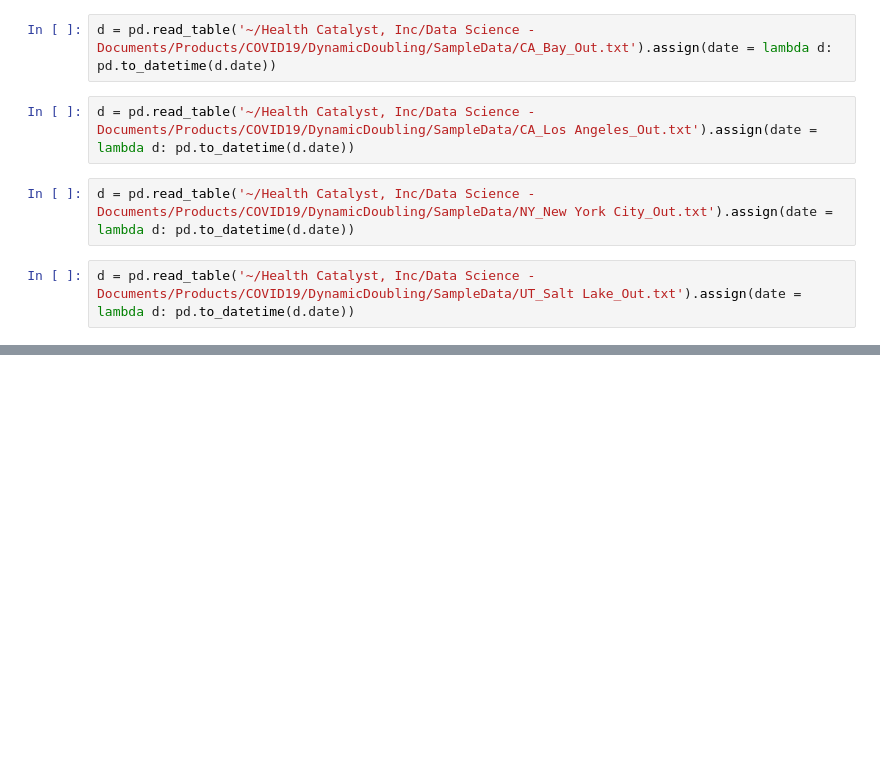
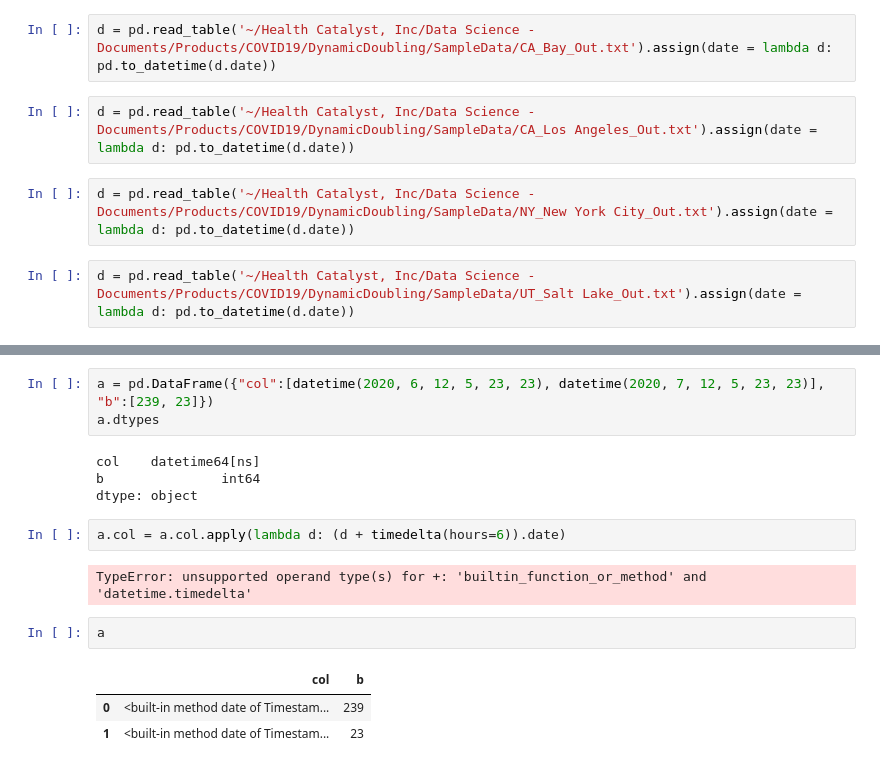
Before and after one commit to mmastand/chime, a Jupyter notebook: Plots.ipynb, the cells around one changed output, grey strips where cells are left out. Drawn from its saved outputs; the diff is of its cells as text; blank space fills up the shorter version.

```diff
--- a/Plots.ipynb
+++ b/Plots.ipynb
@@ -35,0 +58,17 @@ c
+# %%
+a = pd.DataFrame({"col":[datetime(2020, 6, 12, 5, 23, 23), datetime(2020, 7, 12, 5, 23, 23)], "b":[239, 23]})
+a.dtypes
+# %% [output]
+col    datetime64[ns]
+b               int64
+dtype: object
+# %%
+a.col = a.col.apply(lambda d: (d + timedelta(hours=6)).date)
+# %% [output]
+TypeError: unsupported operand type(s) for +: 'builtin_function_or_method' and 'datetime.timedelta'
+# %%
+a
+# %% [output]
+|  | col | b |
+| 0 | <built-in method date of Timestam... | 239 |
+| 1 | <built-in method date of Timestam... | 23 |
```
Also changed, not shown: parts of 3 cells of this notebook, 4 other files.
